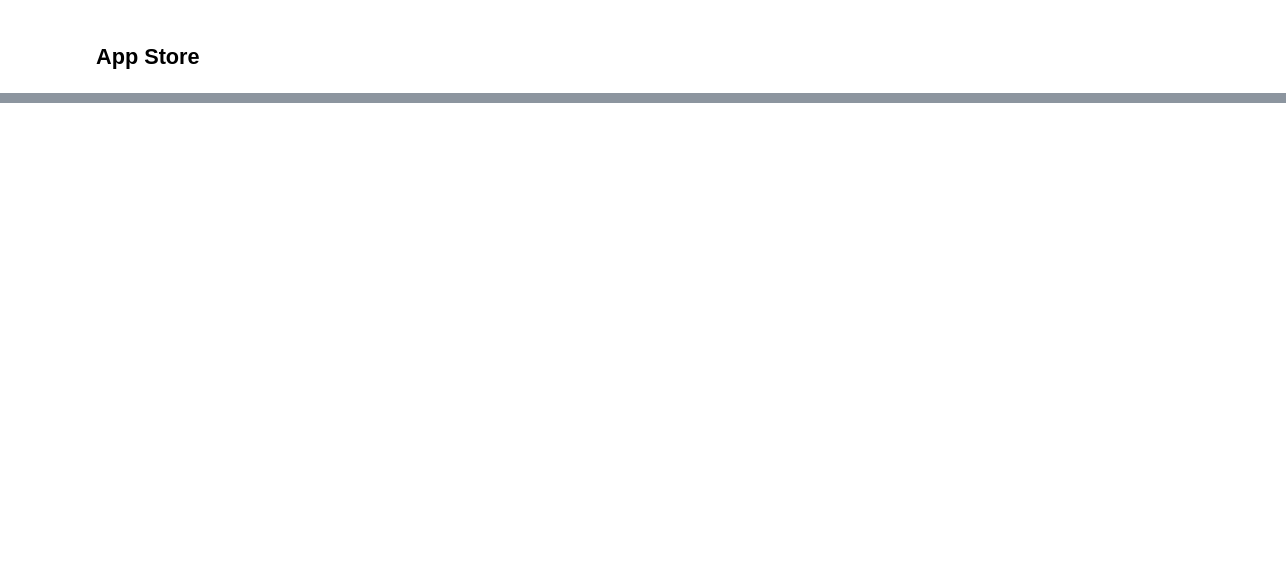
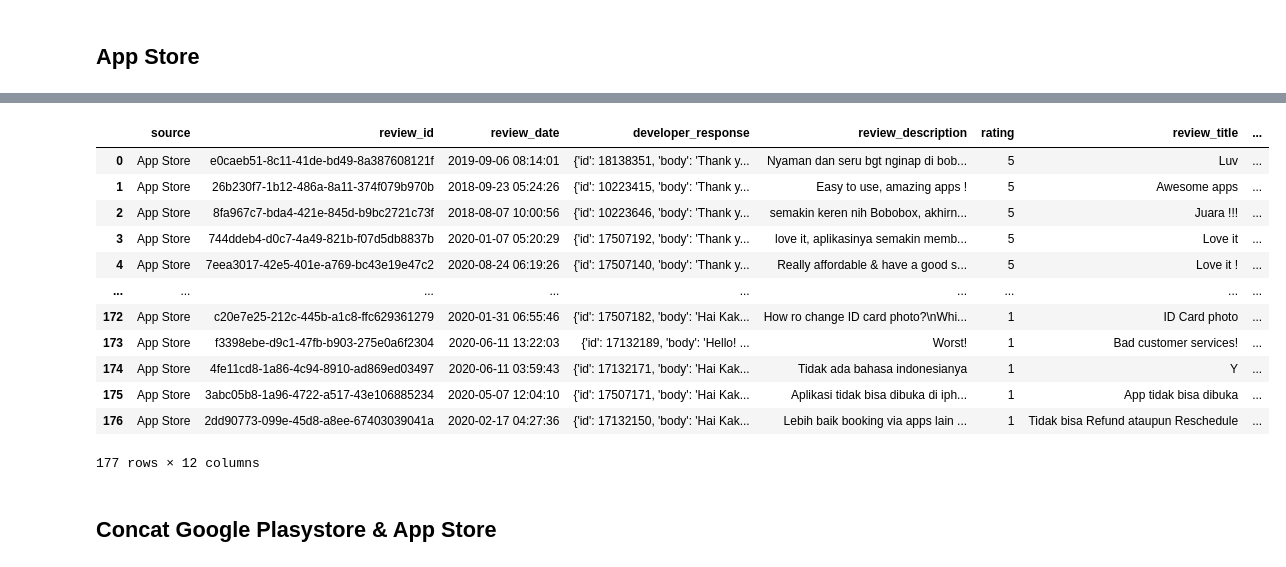
Before and after one commit to TheOX7/Sentiment-Analysis-Hotel-X, a Jupyter notebook: scraping_data_store.ipynb, the cells around one changed output, grey strips where cells are left out. Saved outputs shown, nothing was run; the diff lists cells and outputs as text; code cells hidden in the pictures; blank space fills up the shorter version.

```diff
--- a/scraping_data_store.ipynb
+++ b/scraping_data_store.ipynb
@@ -27,8 +37,11 @@ g_df2['country_code'] = 'us'
 ## App Store
 # %%
 from app_store_scraper import AppStore
+import pandas as pd
+import numpy as np
+import json, os, uuid
 
-a_reviews = AppStore('us', 'password-manager-myvault', '1138075747')
+a_reviews = AppStore('id', 'bobobox', '1401179501')
 a_reviews.review()
 
 a_df = pd.DataFrame(np.array(a_reviews.reviews),columns=['review'])
@@ -38,12 +51,11 @@ a_df2.drop(columns={'isEdited'},inplace = True)
 a_df2.insert(loc=0, column='source', value='App Store')
 a_df2['developer_response_date'] = None
 a_df2['thumbs_up'] = None
-a_df2['laguage_code'] = 'en'
-a_df2['country_code'] = 'us'
+a_df2['language_code'] = 'en'
+a_df2['country_code'] = 'id'
 a_df2.insert(loc=1, column='review_id', value=[uuid.uuid4() for _ in range(len(a_df2.index))])
 a_df2.rename(columns= {'review': 'review_description','userName': 'user_name', 'date': 'review_date','title': 'review_title', 'developerResponse': 'developer_response'},inplace = True)
 a_df2 = a_df2.where(pd.notnull(a_df2), None)
 
-
-result = pd.concat([g_df2,a_df2])
-result
+a_df2
+# %% [output]
@@ -49,0 +65,15 @@ result
+|  | source | review_id | review_date | developer_response | review_description | rating | review_title | ... |
+| 0 | App Store | e0caeb51-8c11-41de-bd49-8a387608121f | 2019-09-06 08:14:01 | {'id': 18138351, 'body': 'Thank y... | Nyaman dan seru bgt nginap di bob... | 5 | Luv | ... |
+| 1 | App Store | 26b230f7-1b12-486a-8a11-374f079b970b | 2018-09-23 05:24:26 | {'id': 10223415, 'body': 'Thank y... | Easy to use, amazing apps ! | 5 | Awesome apps | ... |
+| 2 | App Store | 8fa967c7-bda4-421e-845d-b9bc2721c73f | 2018-08-07 10:00:56 | {'id': 10223646, 'body': 'Thank y... | semakin keren nih Bobobox, akhirn... | 5 | Juara !!! | ... |
+| 3 | App Store | 744ddeb4-d0c7-4a49-821b-f07d5db8837b | 2020-01-07 05:20:29 | {'id': 17507192, 'body': 'Thank y... | love it, aplikasinya semakin memb... | 5 | Love it | ... |
+| 4 | App Store | 7eea3017-42e5-401e-a769-bc43e19e47c2 | 2020-08-24 06:19:26 | {'id': 17507140, 'body': 'Thank y... | Really affordable & have a good s... | 5 | Love it ! | ... |
+| ... | ... | ... | ... | ... | ... | ... | ... | ... |
+| 172 | App Store | c20e7e25-212c-445b-a1c8-ffc629361279 | 2020-01-31 06:55:46 | {'id': 17507182, 'body': 'Hai Kak... | How ro change ID card photo?\nWhi... | 1 | ID Card photo | ... |
+| 173 | App Store | f3398ebe-d9c1-47fb-b903-275e0a6f2304 | 2020-06-11 13:22:03 | {'id': 17132189, 'body': 'Hello! ... | Worst! | 1 | Bad customer services! | ... |
+| 174 | App Store | 4fe11cd8-1a86-4c94-8910-ad869ed03497 | 2020-06-11 03:59:43 | {'id': 17132171, 'body': 'Hai Kak... | Tidak ada bahasa indonesianya | 1 | Y | ... |
+| 175 | App Store | 3abc05b8-1a96-4722-a517-43e106885234 | 2020-05-07 12:04:10 | {'id': 17507171, 'body': 'Hai Kak... | Aplikasi tidak bisa dibuka di iph... | 1 | App tidak bisa dibuka | ... |
+| 176 | App Store | 2dd90773-099e-45d8-a8ee-67403039041a | 2020-02-17 04:27:36 | {'id': 17132150, 'body': 'Hai Kak... | Lebih baik booking via apps lain ... | 1 | Tidak bisa Refund ataupun Reschedule | ... |
+177 rows × 12 columns
+# %% [markdown]
+## Concat Google Plasystore & App Store
```
Also changed, not shown: parts of 13 cells of this notebook.
